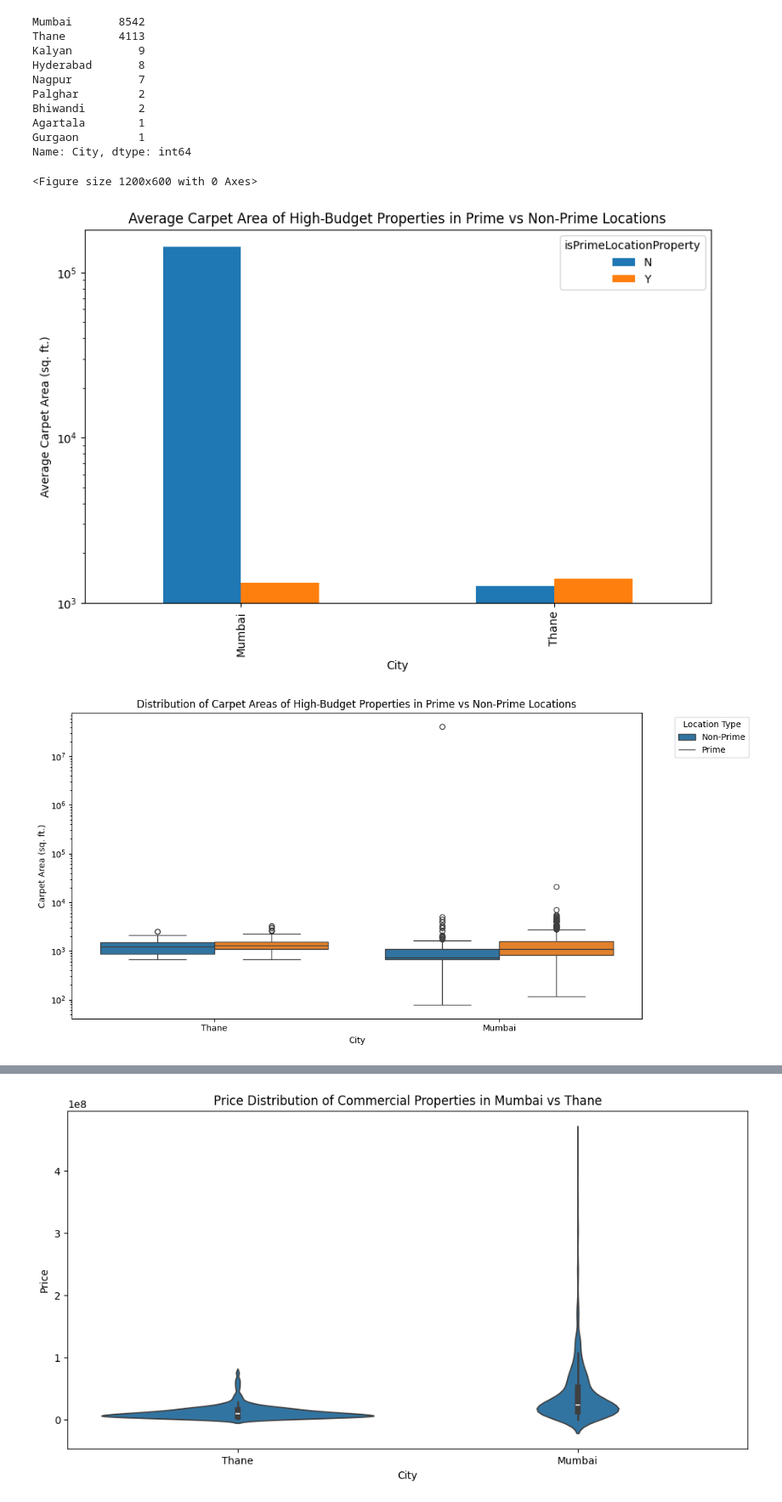
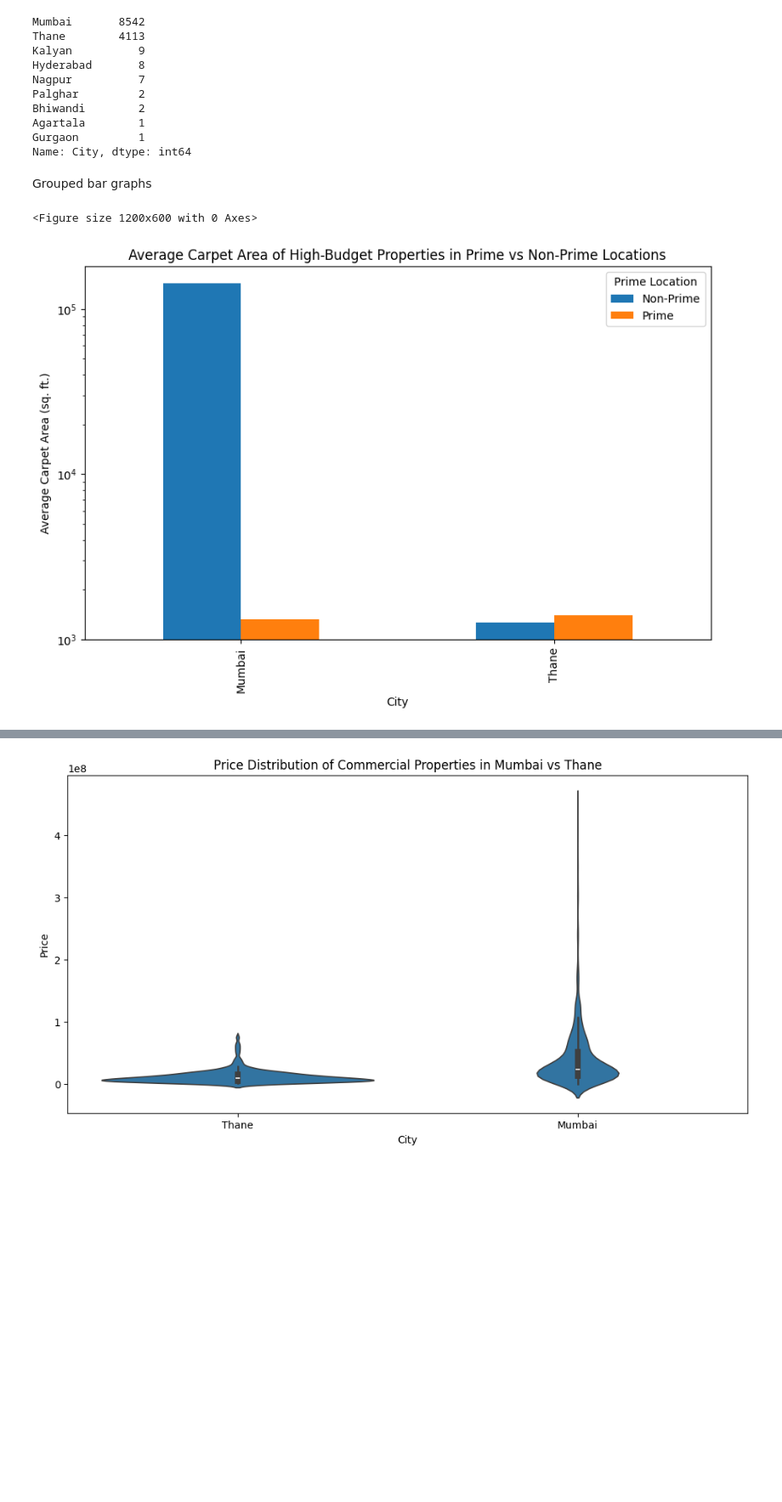
Before and after one commit to arghyawning/data-analytics-1-assignments, a Jupyter notebook: a1/51/assignment1_51.ipynb, the cells around one changed output, grey strips where cells are left out. Shown at 85% size. Saved outputs shown, nothing was run; the diff lists cells and outputs as text; code cells hidden in the pictures; blank space fills up the shorter version.

```diff
--- a/a1/51/assignment1_51.ipynb
+++ b/a1/51/assignment1_51.ipynb
@@ -415,33 +491,20 @@ high_budget_data = df[df['Price'] >= high_budget_threshold]
 
 low_budget_threshold = df['Price'].quantile(0.25)  # Consider bottom 25% as low-budget properties
 low_budget_data = df[df['Price'] <= low_budget_threshold]
+# %% [markdown]
+Grouped bar graphs
 # %%
-# Step 2: Group data by Prime vs Non-Prime Locations
 prime_vs_non_prime = high_budget_data.groupby(['City', 'isPrimeLocationProperty'])['Carpet Area'].mean().unstack()
 
-# Step 3: Visualization
 plt.figure(figsize=(12, 6))
 
-# Bar Plot
 prime_vs_non_prime.plot(kind='bar', figsize=(10, 6))
 plt.title('Average Carpet Area of High-Budget Properties in Prime vs Non-Prime Locations')
 plt.ylabel('Average Carpet Area (sq. ft.)')
 plt.xlabel('City')
 plt.yscale('log')
+plt.legend(title='Prime Location', labels=['Non-Prime', 'Prime'])
 plt.show()
-
-# Box Plot: Distribution of Carpet Areas in Prime vs Non-Prime Locations
-plt.figure(figsize=(12, 6))
-sns.boxplot(x='City', y='Carpet Area', hue='isPrimeLocationProperty', data=high_budget_data)
-plt.title('Distribution of Carpet Areas of High-Budget Properties in Prime vs Non-Prime Locations')
-plt.ylabel('Carpet Area (sq. ft.)')
-plt.xlabel('City')
-plt.xticks(rotation=0)
-plt.yscale('log')
-plt.legend(title='Location Type', labels=['Non-Prime', 'Prime'], bbox_to_anchor=(1.05, 1), loc='upper left')
-plt.tight_layout()
-plt.show()
 # %% [output]
 <Figure size 1200x600 with 0 Axes>
-[figure, old version]
+[figure, new version]
-[figure, removed]
```
Also changed, not shown: parts of 76 cells of this notebook.
